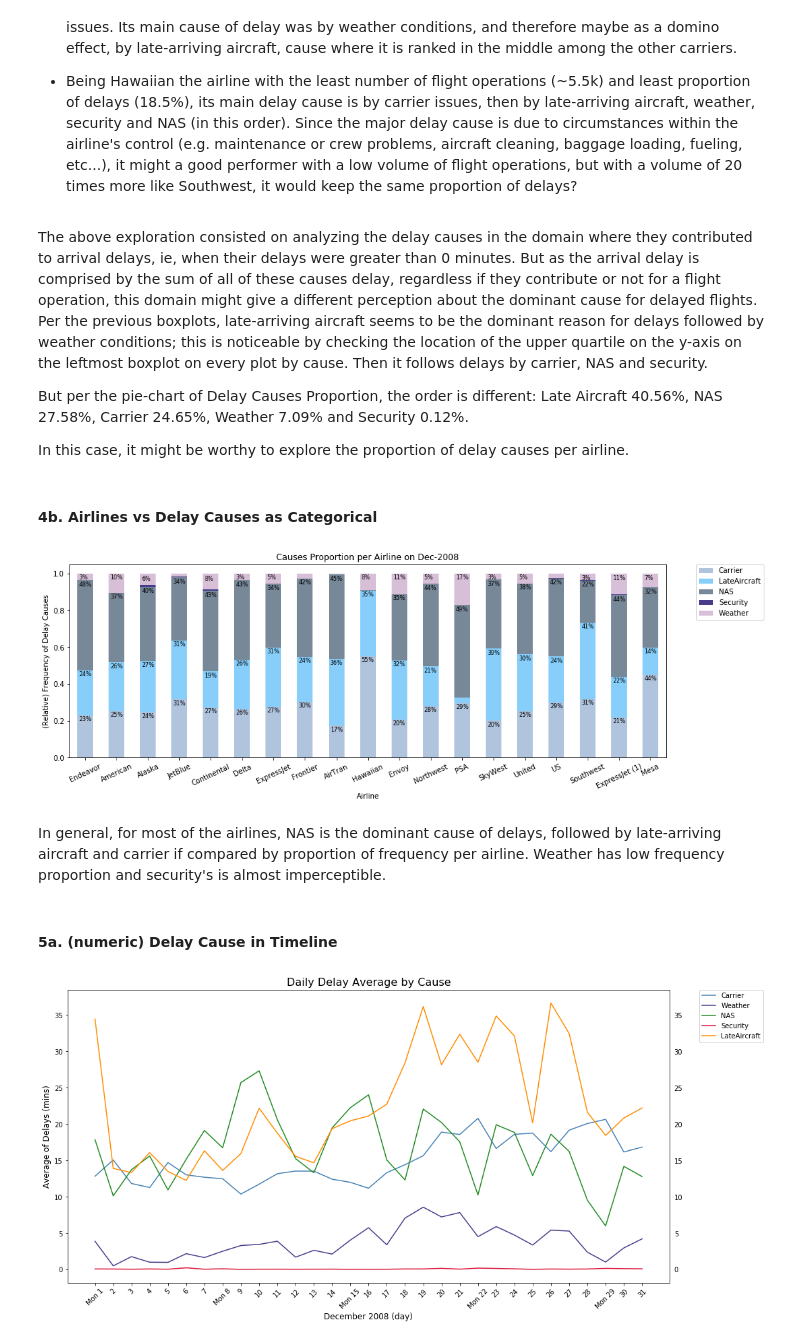
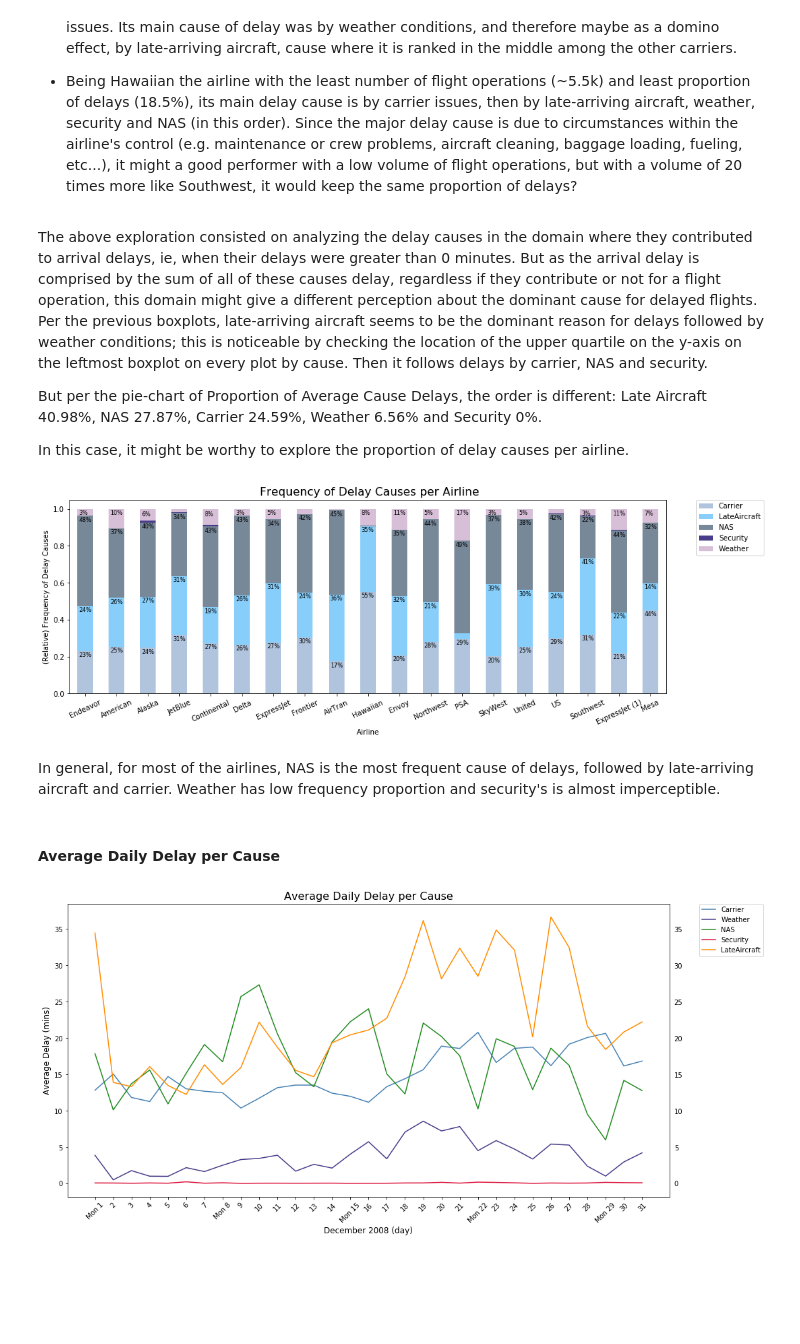
Before and after one commit to thaisruiz/udacity-communicating-data-findings, a Jupyter notebook: Flights_exploration_in_progress.ipynb, the cells around one changed output. Cells and saved outputs as stored; diff of their text form; code cells hidden in the pictures; blank space fills up the shorter version.

```diff
--- a/Flights_exploration_in_progress.ipynb
+++ b/Flights_exploration_in_progress.ipynb
@@ -1133,0 +1138,28 @@ The carriers with less proportion of delays are: Hawaiian (18.5%), US (26.05%) a
+# %%
+# Box Plotting
+
+fig = plt.figure(figsize = [15, 5]);
+fig.suptitle('Arrival Delay per Causes on Dec-2008', fontsize=16)
+
+order = delayed.groupby('CauseDelay')['ArrDelay'].median().sort_values(ascending=False).index
+
+ax1 = plt.subplot(1,2,1)
+sb.boxplot(data=delayed, x='CauseDelay', y='ArrDelay', color='lightsteelblue', order=order);
+plt.title('All Arrival Delays', fontsize=14)
+plt.ylabel('Arrival Delay (mins)')
+
+
+# On log y-scale
+ax2 = plt.subplot(1,2,2)
+sb.boxplot(data=delayed, x='CauseDelay', y=delayed.ArrDelay, color='lightsteelblue', order=order);
+plt.yscale('log')
+plt.title('(Log) Arrival Delays', fontsize=14)
+plt.ylabel('Arrival Delay (mins)\n\nMedium Delay   -   Large Delay')
+plt.axhline(high_val)
+
+yticks = [30, 90, high_val, 240, 480, 960, 1440]
+plt.yticks(yticks, yticks);
+ax2.yaxis.set_minor_locator(plt.NullLocator());
+
+# show tick labels in the right y-axis
+plt.tick_params(axis='y', which='both', labelleft='on', labelright='on')
@@ -1192,11 +1212,9 @@ By exploring the delay causes for all airlines, only when they contributed to ar
 The above exploration consisted on analyzing the delay causes in the domain where they contributed to arrival delays, ie, when their delays were greater than 0 minutes. But as the arrival delay is comprised by the sum of all of these causes delay, regardless if they contribute or not for a flight operation, this domain might give a different perception about the dominant cause for delayed flights.
 Per the previous boxplots, late-arriving aircraft seems to be the dominant reason for delays followed by weather conditions; this is noticeable by checking the location of the upper quartile on the y-axis on the leftmost boxplot on every plot by cause. Then it follows delays by carrier, NAS and security.
 
-But per the pie-chart of Delay Causes Proportion, the order is different: Late Aircraft 40.56%, NAS 27.58%, Carrier 24.65%, Weather 7.09% and Security 0.12%.
+But per the pie-chart of Proportion of Average Cause Delays, the order is different: Late Aircraft 40.98%, NAS 27.87%, Carrier 24.59%, Weather 6.56% and Security 0%.
 
 In this case, it might be worthy to explore the proportion of delay causes per airline.
-# %% [markdown]
-#### 4b. Airlines vs Delay Causes as Categorical
 # %%
 colors = ['lightsteelblue', 'lightskyblue', 'lightslategray', 'darkslateblue', 'thistle']
 
@@ -1212,40 +1230,40 @@ df_plot_proportion = df_plot.div(del_by_airln, axis='index')
 data_idx = df_plot_proportion.index
 
 df_plot_proportion.plot(x=data_idx, kind='bar', stacked=True, color=colors);
 
-plt.title( 'Causes Proportion per Airline on Dec-2008')
+plt.title( ' Frequency of Delay Causes per Airline', fontsize=16)
 plt.xlabel('Airline')
 plt.ylabel('(Relative) Frequency of Delay Causes')
 
 xlocs, xlabels = plt.xticks()
 xlabl = [Airlines[label.get_text()] for label in xlabels]
 plt.xticks(xlocs, xlabl, rotation = 25);
 
 plt.legend(bbox_to_anchor=(1.05, 1), loc=2, borderaxespad=0.);
 
 # Annotations
-for idx in data_idx: # ['9E', 'AA', 'AS', 'B6', 'CO', 'DL', 'EV', 'F9', 'FL', 'HA', 'MQ', 'NW', 'OH', 'OO', 'UA', 'US', 'WN', 'XE', 'YV']
+for idx in data_idx:
 
     initial_height = 0
 
     for col in df_plot_proportion.columns:   # ['Carrier', 'LateAircraft', 'NAS', 'Security', 'Weather']
 
         if col != 'Security':
             value  = df_plot_proportion.loc[idx, col]
             text   = str( int( value * 100)) + '%'
             height = value + initial_height
             x_loc  = data_idx.get_loc(idx)
 
             if value > 0.03:
                 plt.annotate(text, (x_loc - .2, height - .03), fontsize=8)
 
         initial_height = height
 # %% [output]
-[figure, old version]
+[figure, new version]
 # %% [markdown]
-In general, for most of the airlines, NAS is the dominant cause of delays, followed by late-arriving aircraft and carrier if compared by proportion of frequency per airline. Weather has low frequency proportion and security's is almost imperceptible.
+In general, for most of the airlines, NAS is the most frequent cause of delays, followed by late-arriving aircraft and carrier. Weather has low frequency proportion and security's is almost imperceptible.
 # %% [markdown]
-#### 5a. (numeric) Delay Cause in Timeline
+#### Average Daily Delay per Cause
 # %%
 # Timeline plotting
 plt.figure(figsize=[16,8])
```
Also changed, not shown: parts of 56 cells of this notebook.
